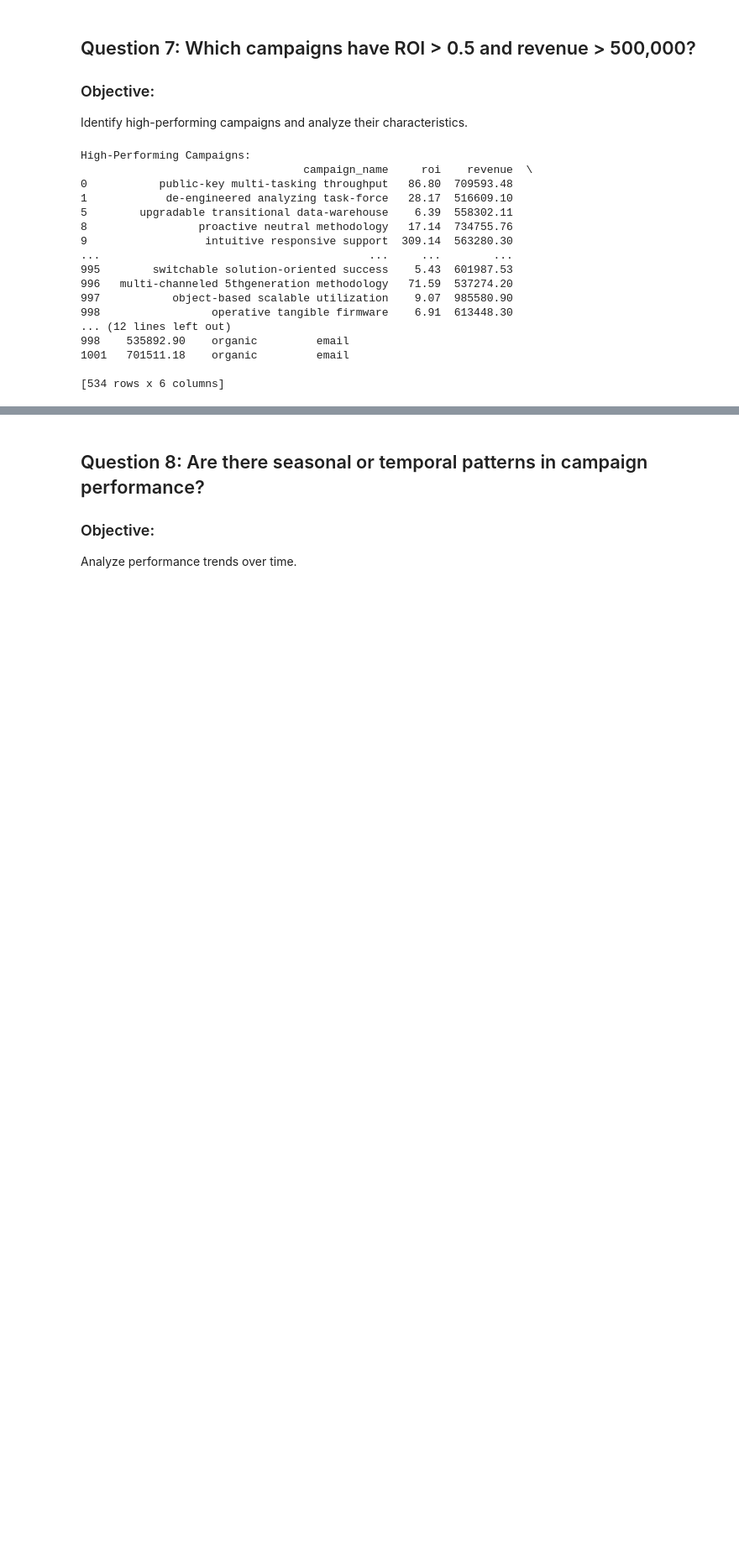
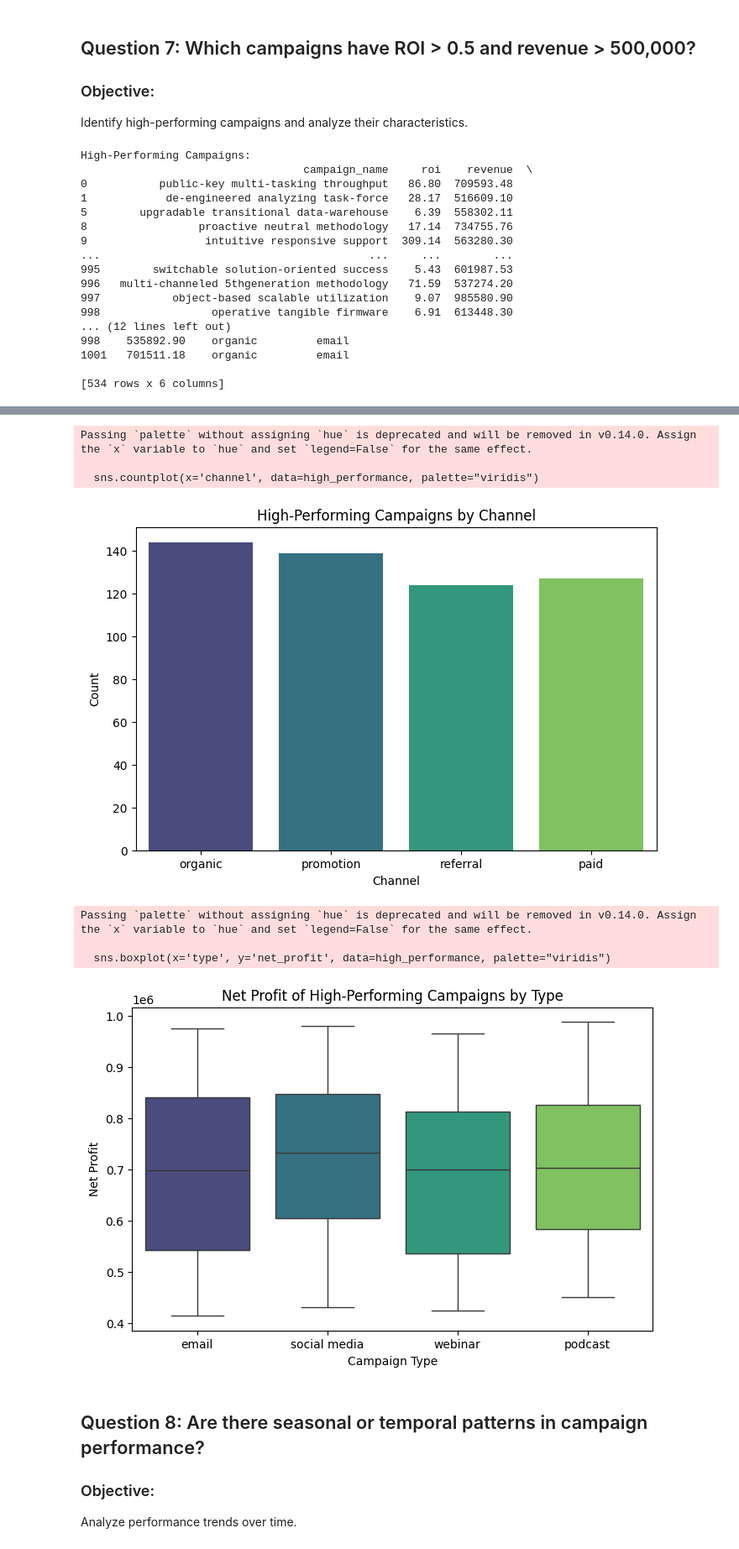
Before and after one commit to patriciajaquez/marketing_campaigns_analysis, a Jupyter notebook: notebooks/eda.ipynb, the cells around one changed output, grey strips where cells are left out. Shown at 84% size. Drawn from its saved outputs; the diff is of its cells as text; code cells hidden in the pictures; blank space fills up the shorter version.

```diff
--- a/notebooks/eda.ipynb
+++ b/notebooks/eda.ipynb
@@ -232,3 +246,28 @@ High-Performing Campaigns:
+# %%
+# Barplot: Number of high-performing campaigns by channel
+plt.figure(figsize=(8, 5))
+sns.countplot(x='channel', data=high_performance, palette="viridis")
+plt.title("High-Performing Campaigns by Channel")
+plt.xlabel("Channel")
+plt.ylabel("Count")
+plt.show()
+
+# Boxplot of net profit for high-performing campaigns by type
+plt.figure(figsize=(8, 5))
+sns.boxplot(x='type', y='net_profit', data=high_performance, palette="viridis")
+plt.title("Net Profit of High-Performing Campaigns by Type")
+plt.xlabel("Campaign Type")
+plt.ylabel("Net Profit")
+plt.show()
+# %% [output]
+Passing `palette` without assigning `hue` is deprecated and will be removed in v0.14.0. Assign the `x` variable to `hue` and set `legend=False` for the same effect.
+
+  sns.countplot(x='channel', data=high_performance, palette="viridis")
+[figure, added]
+Passing `palette` without assigning `hue` is deprecated and will be removed in v0.14.0. Assign the `x` variable to `hue` and set `legend=False` for the same effect.
+
+  sns.boxplot(x='type', y='net_profit', data=high_performance, palette="viridis")
+[figure, added]
 # %% [markdown]
 ## Question 8: Are there seasonal or temporal patterns in campaign performance?
 
```
Also changed, not shown: parts of 5 cells of this notebook.
